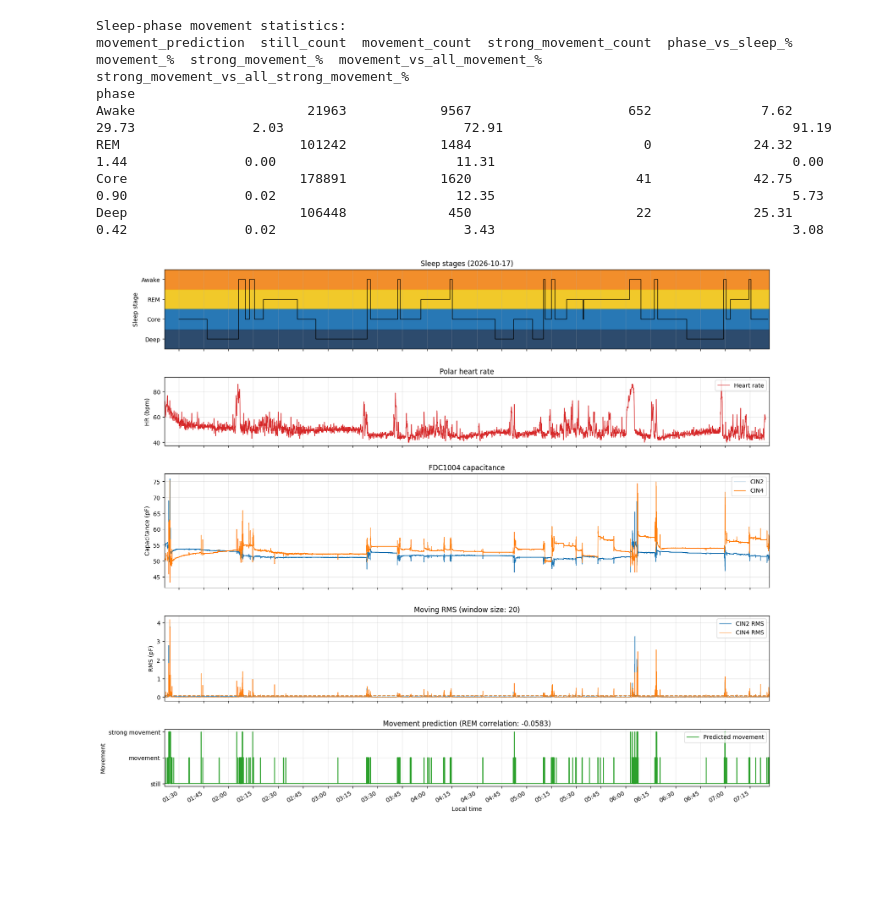
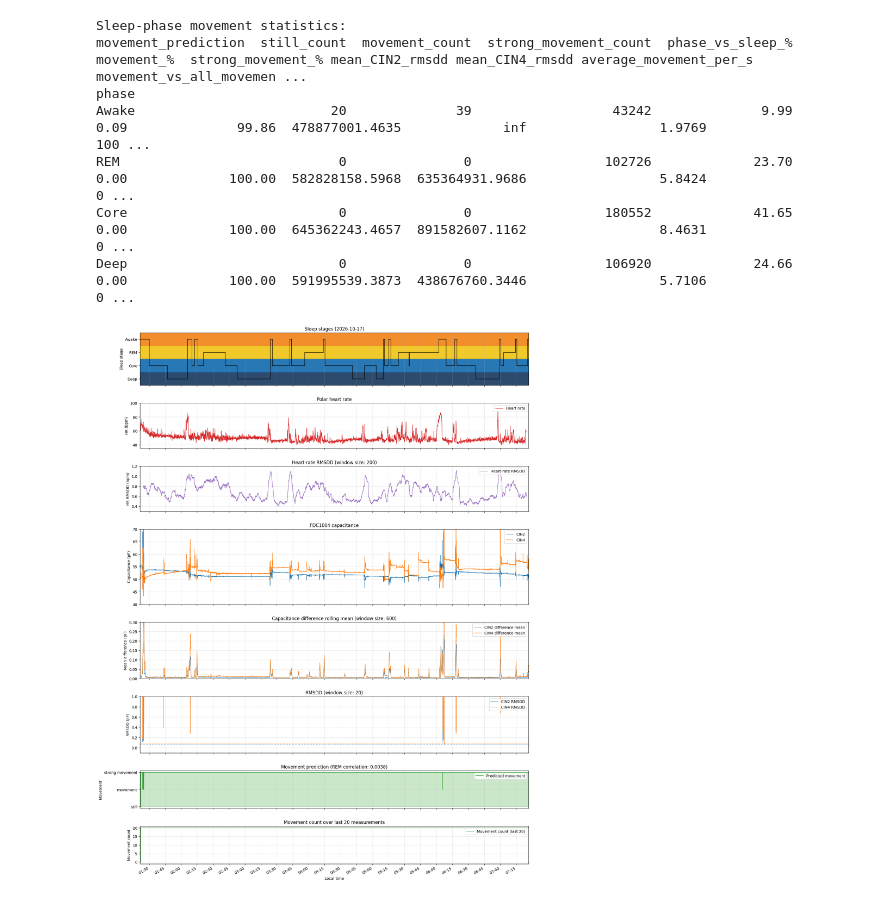
Before and after one commit to Qawes/CapMeter, a Jupyter notebook: data_analysis/sleep_analyzer.ipynb, the cells around one changed output. Drawn from its saved outputs; the diff is of its cells as text; code cells hidden in the pictures; blank space fills up the shorter version.

```diff
--- a/data_analysis/sleep_analyzer.ipynb
+++ b/data_analysis/sleep_analyzer.ipynb
@@ -5,6 +5,12 @@ from pathlib import Path
 
 
 BASE = Path(r"C:\BME\Szemfedo\CapMeter\data_analysis\sleep_tests")
+
+HEART_RATE_BASE_YLIM = (35, 100)
+HEART_RATE_RMSDD_BASE_YLIM = (0.3, 1.2)
+CAPACITANCE_BASE_YLIM = (40, 70)
+RMSDD_BASE_YLIM = None
+MOVEMENT_COUNT_BASE_YLIM = (-1, 21)
 # %%
 figure, axes, movement_rem_correlation = plot_sleep_data(
     analysis_date="2026-10-16",
@@ -29,23 +45,33 @@ Movement/REM Pearson correlation: 0.0433
 # %%
 figure, axes, movement_rem_correlation = plot_sleep_data(
     analysis_date="2026-10-17",
     fdc_start_time="2026-10-17 01:21:46",
     data_directory=BASE,
-    rms_window_size = 20,
+    heart_rate_rmsdd_window_size=200,
+    capacitance_rmsdd_window_size=20,
+    capacitance_difference_mean_window_size=600,
     cin2_threshold=0.065,
-    cin4_threshold=0.09
+    cin4_threshold=0.09,
+    plot_ylims={
+        "heart_rate": HEART_RATE_BASE_YLIM,
+        "heart_rate_rmsdd": HEART_RATE_RMSDD_BASE_YLIM,
+        "capacitance": CAPACITANCE_BASE_YLIM,
+        "capacitance_difference_mean": (0, 0.3),
+        "rmsdd": RMSDD_BASE_YLIM,
+        "movement_count": MOVEMENT_COUNT_BASE_YLIM,
+    }
 )
 
 #print(f"Movement/REM Pearson correlation: {movement_rem_correlation:.4f}")
 # %% [output]
 Sleep-phase movement statistics:
-movement_prediction  still_count  movement_count  strong_movement_count  phase_vs_sleep_%  movement_%  strong_movement_%  movement_vs_all_movement_%  strong_movement_vs_all_strong_movement_%
+movement_prediction  still_count  movement_count  strong_movement_count  phase_vs_sleep_%  movement_%  strong_movement_% mean_CIN2_rmsdd mean_CIN4_rmsdd average_movement_per_s  movement_vs_all_movemen ...
 phase
-Awake                      21963            9567                    652              7.62       29.73               2.03                       72.91                                     91.19
-REM                       101242            1484                      0             24.32        1.44               0.00                       11.31                                      0.00
-Core                      178891            1620                     41             42.75        0.90               0.02                       12.35                                      5.73
-Deep                      106448             450                     22             25.31        0.42               0.02                        3.43                                      3.08
+Awake                         20              39                  43242              9.99        0.09              99.86  478877001.4635             inf                 1.9769                      100 ...
+REM                            0               0                 102726             23.70        0.00             100.00  582828158.5968  635364931.9686                 5.8424                        0 ...
+Core                           0               0                 180552             41.65        0.00             100.00  645362243.4657  891582607.1162                 8.4631                        0 ...
+Deep                           0               0                 106920             24.66        0.00             100.00  591995539.3873  438676760.3446                 5.7106                        0 ...
-[figure, old version]
+[figure, new version]
 # %%
 figure, axes, movement_rem_correlation = plot_sleep_data(
     analysis_date="2026-10-19",
```
Also changed, not shown: parts of 3 cells of this notebook, 1 other file.
